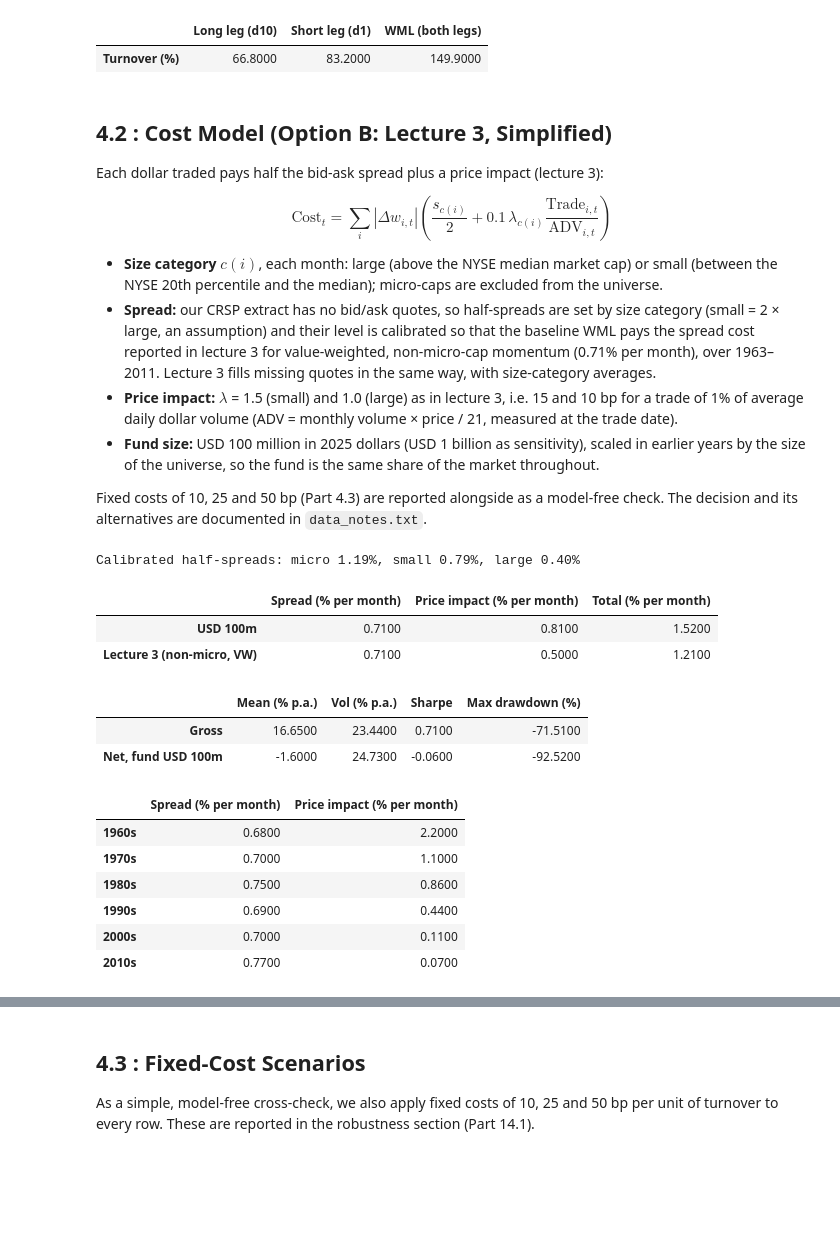
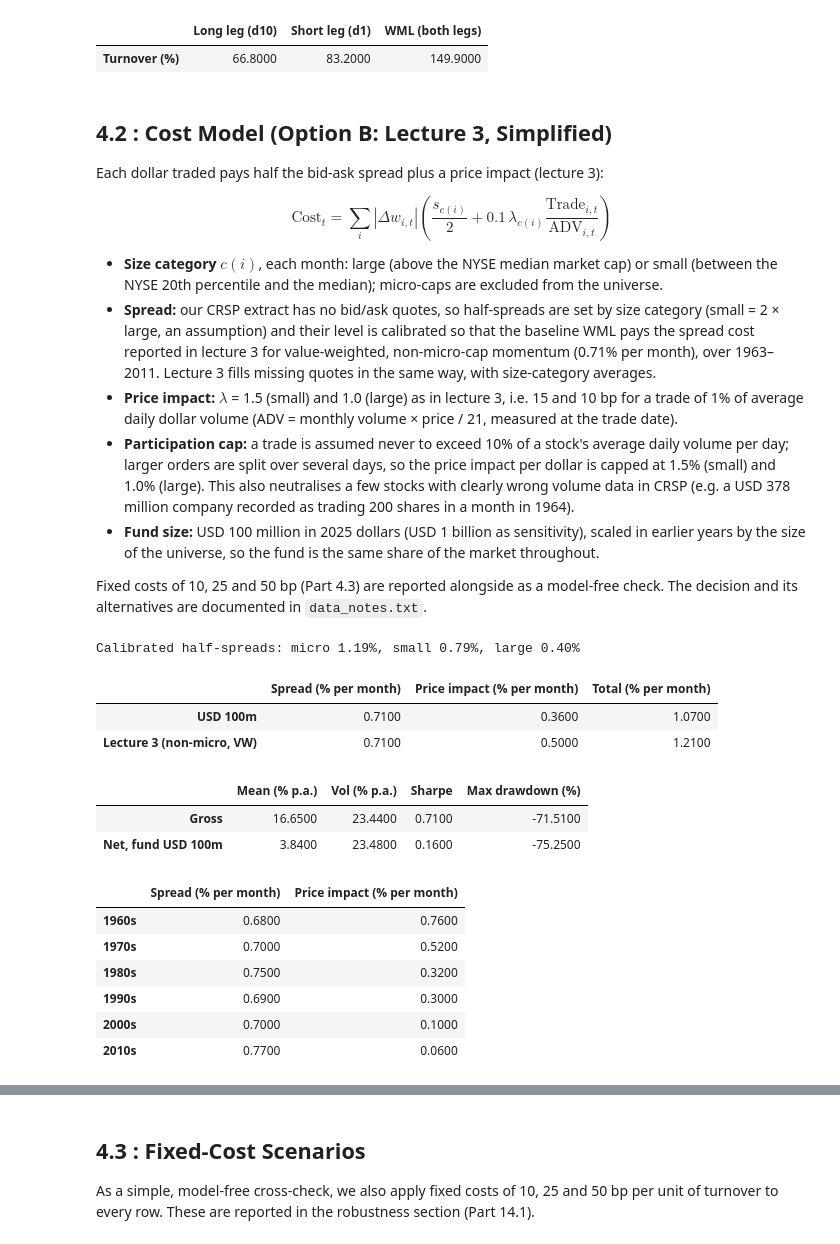
Before and after one commit to olol2/AppliedInvestments, a Jupyter notebook: Momentum_Robust_Notebook.ipynb, the cells around one changed output, grey strips where cells are left out. Saved outputs shown, nothing was run; the diff lists cells and outputs as text; code cells hidden in the pictures; blank space fills up the shorter version.

```diff
--- a/Momentum_Robust_Notebook.ipynb
+++ b/Momentum_Robust_Notebook.ipynb
@@ -1217,6 +1217,7 @@ $$\text{Cost}_{t} = \sum_i |\Delta w_{i,t}| \left( \frac{s_{c(i)}}{2} + 0.1\,\la
 - **Size category** $c(i)$, each month: large (above the NYSE median market cap) or small (between the NYSE 20th percentile and the median); micro-caps are excluded from the universe.
 - **Spread:** our CRSP extract has no bid/ask quotes, so half-spreads are set by size category (small = 2 × large, an assumption) and their level is calibrated so that the baseline WML pays the spread cost reported in lecture 3 for value-weighted, non-micro-cap momentum (0.71% per month), over 1963–2011. Lecture 3 fills missing quotes in the same way, with size-category averages.
 - **Price impact:** $\lambda$ = 1.5 (small) and 1.0 (large) as in lecture 3, i.e. 15 and 10 bp for a trade of 1% of average daily dollar volume (ADV = monthly volume × price / 21, measured at the trade date).
+- **Participation cap:** a trade is assumed never to exceed 10% of a stock's average daily volume per day; larger orders are split over several days, so the price impact per dollar is capped at 1.5% (small) and 1.0% (large). This also neutralises a few stocks with clearly wrong volume data in CRSP (e.g. a USD 378 million company recorded as trading 200 shares in a month in 1964).
 - **Fund size:** USD 100 million in 2025 dollars (USD 1 billion as sensitivity), scaled in earlier years by the size of the universe, so the fund is the same share of the market throughout.
 
 Fixed costs of 10, 25 and 50 bp (Part 4.3) are reported alongside as a model-free check. The decision and its alternatives are documented in `data_notes.txt`.
@@ -1231,7 +1232,7 @@ LAMBDA       = {"micro": 2.5, "small": 1.5, "large": 1.0}
 SPREAD_RATIO = {"micro": 3.0, "small": 2.0, "large": 1.0}   # relative half-spreads (assumption)
 L3_SPREAD_COST, L3_IMPACT_COST = 0.0071, 0.0050           # lecture 3: monthly cost of VW 10-1 momentum, non-micro stocks
 TRADING_DAYS = 21
-
+MAX_PARTICIPATION = 0.10   # a trade above 10% of daily volume is split over several days: impact per $ is capped
 # ---- Stock information at each trade date (all known at that date) -----------------------------
 info = crsp[["date", "PERMNO", "me", "MthVol", "MthPrc", "nyse_size_cut"]].merge(
     me_bp[["p50"]].rename(columns={"p50": "nyse_median"}), left_on="date", right_index=True, how="left")
@@ -1262,42 +1263,44 @@ def leg_costs(weights, aum, half_spread_large):
     t["size_cat"] = t["size_cat"].fillna("small")    # no data at the trade date (e.g. delisted): small-stock spread
     dollars = t["trade"] * aum * t["date"].map(market_scale)
     t["spread_cost"] = t["trade"] * half_spread_large * t["size_cat"].map(SPREAD_RATIO)
-    t["impact_cost"] = (t["trade"] * 0.1 * t["size_cat"].map(LAMBDA) * dollars / t["adv"]).fillna(0)  # no volume: no impact
+    participation = (dollars / t["adv"]).clip(upper=MAX_PARTICIPATION)        # share of daily volume, capped
+    t["impact_cost"] = (t["trade"] * 0.1 * t["size_cat"].map(LAMBDA) * participation).fillna(0)  # no volume: no impact
     out = t.groupby("date")[["spread_cost", "impact_cost"]].sum()
     out.index = out.index + pd.offsets.MonthEnd(1)
     return out.loc[SAMPLE_START:SAMPLE_END]
 
 def strategy_costs(legs, aum, half_spread_large):
     """Total monthly cost of a strategy = sum over its legs (each leg = 100% of capital)."""
     total = sum(leg_costs(w, aum, half_spread_large) for w in legs)
     total["total_cost"] = total["spread_cost"] + total["impact_cost"]
     return total
 
 # ---- Calibration of the spread level on the baseline WML, in-sample (1963-2011) ---------------
 unit = strategy_costs([w_long, w_short], AUM_BASE, half_spread_large=1.0)
 HALF_SPREAD_LARGE = L3_SPREAD_COST / unit.loc[:IS_END, "spread_cost"].mean()
 print("Calibrated half-spreads: " + ", ".join(f"{k} {100 * HALF_SPREAD_LARGE * v:.2f}%" for k, v in SPREAD_RATIO.items()))
 
 # ---- Costs of the baseline WML under option B -----------------------------------------------------
 costs_wml = {f"USD {a / 1e6:,.0f}m": strategy_costs([w_long, w_short], a, HALF_SPREAD_LARGE) for a in (AUM_BASE,)}
 cost_check = pd.DataFrame({name: 100 * c.loc[:IS_END].mean() for name, c in costs_wml.items()}).T
 cost_check.columns = ["Spread (% per month)", "Price impact (% per month)", "Total (% per month)"]
 cost_check.loc["Lecture 3 (non-micro, VW)"] = [100 * L3_SPREAD_COST, 100 * L3_IMPACT_COST, 100 * (L3_SPREAD_COST + L3_IMPACT_COST)]
 display(cost_check.round(2))
+gross_wml = wml["WML (VW)"]
 
 # Net WML under option B, in-sample only
 wml_b = pd.DataFrame({"Gross": gross_wml})
 for name, c in costs_wml.items():
     wml_b[f"Net, fund {name}"] = gross_wml - c["total_cost"].reindex(gross_wml.index).fillna(0)
 summary_stats(wml_b.loc[SAMPLE_START:IS_END])[["Mean (% p.a.)", "Vol (% p.a.)", "Sharpe", "Max drawdown (%)"]].round(2)
 # %% [output]
 Calibrated half-spreads: micro 1.19%, small 0.79%, large 0.40%
 |  | Spread (% per month) | Price impact (% per month) | Total (% per month) |
-| USD 100m | 0.7100 | 0.8100 | 1.5200 |
+| USD 100m | 0.7100 | 0.3600 | 1.0700 |
 | Lecture 3 (non-micro, VW) | 0.7100 | 0.5000 | 1.2100 |
 |  | Mean (% p.a.) | Vol (% p.a.) | Sharpe | Max drawdown (%) |
 | Gross | 16.6500 | 23.4400 | 0.7100 | -71.5100 |
-| Net, fund USD 100m | -1.6000 | 24.7300 | -0.0600 | -92.5200 |
+| Net, fund USD 100m | 3.8400 | 23.4800 | 0.1600 | -75.2500 |
 # %%
 # Cost of the baseline WML by decade (quoted in the interpretation below)
 # Diagnostic: price-impact cost of the baseline WML by decade (fund USD 100m), in-sample
@@ -1308,10 +1311,10 @@ by_decade.columns = ["Spread (% per month)", "Price impact (% per month)"]
 by_decade
 # %% [output]
 |  | Spread (% per month) | Price impact (% per month) |
-| 1960s | 0.6800 | 2.2000 |
-| 1970s | 0.7000 | 1.1000 |
-| 1980s | 0.7500 | 0.8600 |
-| 1990s | 0.6900 | 0.4400 |
-| 2000s | 0.7000 | 0.1100 |
-| 2010s | 0.7700 | 0.0700 |
+| 1960s | 0.6800 | 0.7600 |
+| 1970s | 0.7000 | 0.5200 |
+| 1980s | 0.7500 | 0.3200 |
+| 1990s | 0.6900 | 0.3000 |
+| 2000s | 0.7000 | 0.1000 |
+| 2010s | 0.7700 | 0.0600 |
 # %% [markdown]
```
Also changed, not shown: parts of 12 cells of this notebook.
